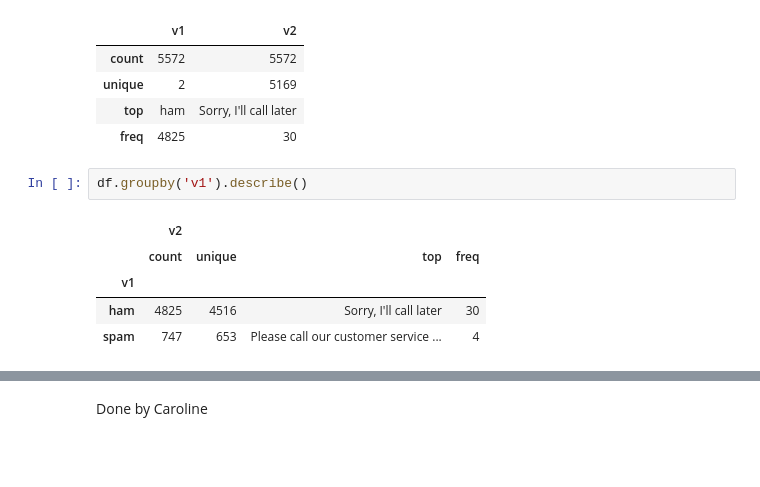
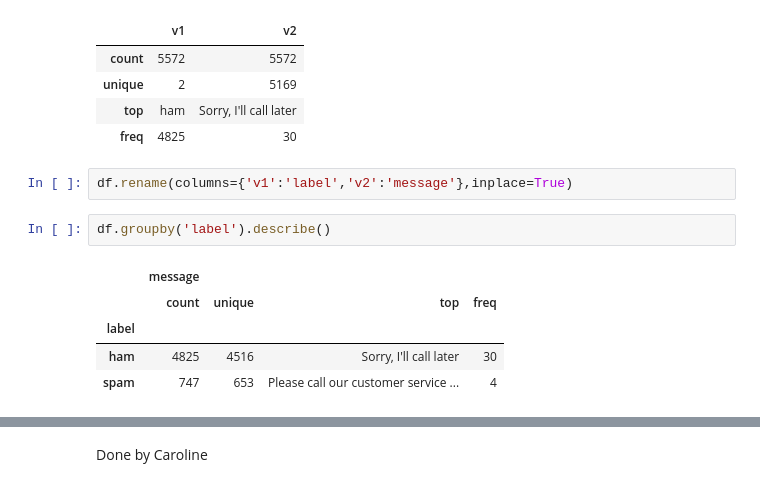
Before and after one commit to BrindaPuri/ECS171-SpamFiltering, a Jupyter notebook: SpamFilter.ipynb, the cells around one changed output, grey strips where cells are left out. Drawn from its saved outputs; the diff is of its cells as text; blank space fills up the shorter version.

```diff
--- a/SpamFilter.ipynb
+++ b/SpamFilter.ipynb
@@ -49,11 +49,13 @@ df.describe()
 | unique | 2 | 5169 |
 | top | ham | Sorry, I'll call later |
 | freq | 4825 | 30 |
+# %%
+df.rename(columns={'v1':'label','v2':'message'},inplace=True)
 # %%
-df.groupby('v1').describe()
+df.groupby('label').describe()
 # %% [output]
-|  | v2 |  |  |  |
+|  | message |  |  |  |
 |  | count | unique | top | freq |
-| v1 |  |  |  |  |
+| label |  |  |  |  |
 | ham | 4825 | 4516 | Sorry, I'll call later | 30 |
 | spam | 747 | 653 | Please call our customer service ... | 4 |
```
Also changed, not shown: parts of 51 cells of this notebook.
